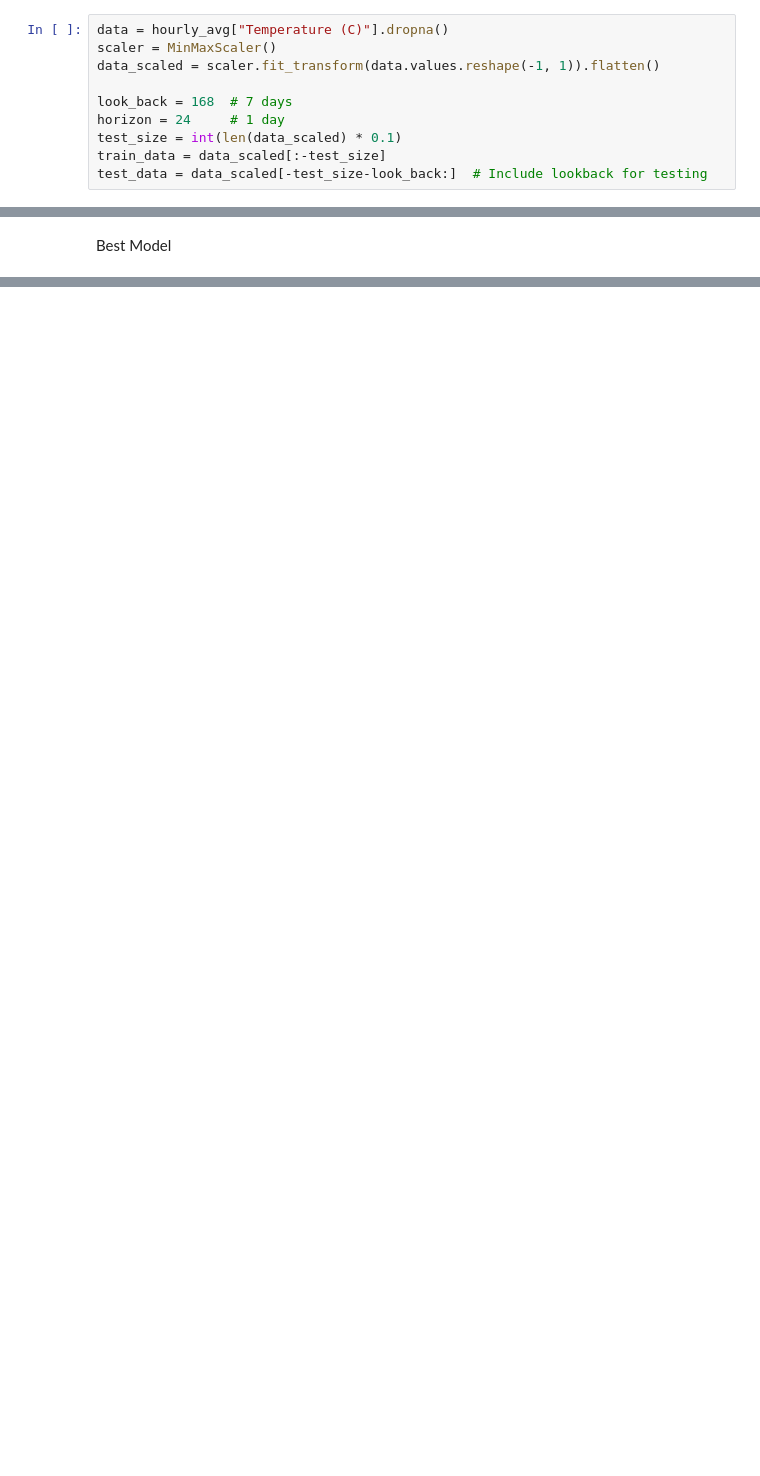
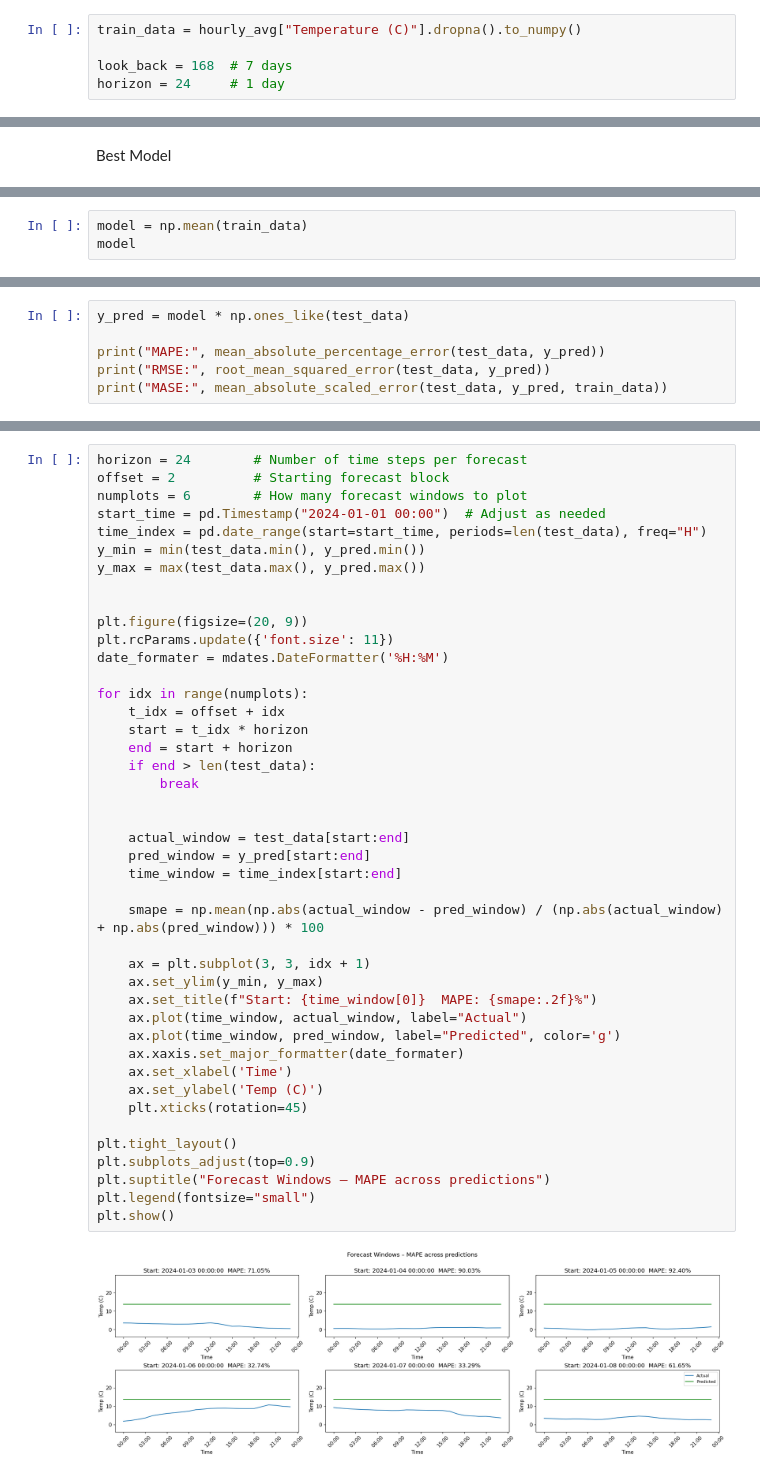
Before and after one commit to chandlerNick/BerlinWeatherTimeSeriesAnalysis, a Jupyter notebook: Baseline.ipynb, the cells around one changed output, grey strips where cells are left out. Drawn from its saved outputs; the diff is of its cells as text; blank space fills up the shorter version.

```diff
--- a/Baseline.ipynb
+++ b/Baseline.ipynb
@@ -56,13 +57,8 @@ for variable in var_names:
 # %%
-data = hourly_avg["Temperature (C)"].dropna()
-scaler = MinMaxScaler()
-data_scaled = scaler.fit_transform(data.values.reshape(-1, 1)).flatten()
+train_data = hourly_avg["Temperature (C)"].dropna().to_numpy()
 
 look_back = 168  # 7 days
 horizon = 24     # 1 day
-test_size = int(len(data_scaled) * 0.1)
-train_data = data_scaled[:-test_size]
-test_data = data_scaled[-test_size-look_back:]  # Include lookback for testing
 # %% [markdown]
 CV HPO
 # %%
@@ -168,0 +209,3 @@ plt.show()
+# %%
+model = np.mean(train_data)
+model
@@ -168,0 +216,6 @@ plt.show()
+# %%
+y_pred = model * np.ones_like(test_data)
+
+print("MAPE:", mean_absolute_percentage_error(test_data, y_pred))
+print("RMSE:", root_mean_squared_error(test_data, y_pred))
+print("MASE:", mean_absolute_scaled_error(test_data, y_pred, train_data))
@@ -168,0 +228,45 @@ plt.show()
+# %%
+horizon = 24        # Number of time steps per forecast
+offset = 2          # Starting forecast block
+numplots = 6        # How many forecast windows to plot
+start_time = pd.Timestamp("2024-01-01 00:00")  # Adjust as needed
+time_index = pd.date_range(start=start_time, periods=len(test_data), freq="H")
+y_min = min(test_data.min(), y_pred.min())
+y_max = max(test_data.max(), y_pred.max())
+
+
+plt.figure(figsize=(20, 9))
+plt.rcParams.update({'font.size': 11})
+date_formater = mdates.DateFormatter('%H:%M')
+
+for idx in range(numplots):
+    t_idx = offset + idx
+    start = t_idx * horizon
+    end = start + horizon
+    if end > len(test_data):
+        break
+
+
+    actual_window = test_data[start:end]
+    pred_window = y_pred[start:end]
+    time_window = time_index[start:end]
+
+    smape = np.mean(np.abs(actual_window - pred_window) / (np.abs(actual_window) + np.abs(pred_window))) * 100
+
+    ax = plt.subplot(3, 3, idx + 1)
+    ax.set_ylim(y_min, y_max)
+    ax.set_title(f"Start: {time_window[0]}  MAPE: {smape:.2f}%")
+    ax.plot(time_window, actual_window, label="Actual")
+    ax.plot(time_window, pred_window, label="Predicted", color='g')
+    ax.xaxis.set_major_formatter(date_formater)
+    ax.set_xlabel('Time')
+    ax.set_ylabel('Temp (C)')
+    plt.xticks(rotation=45)
+
+plt.tight_layout()
+plt.subplots_adjust(top=0.9)
+plt.suptitle("Forecast Windows – MAPE across predictions")
+plt.legend(fontsize="small")
+plt.show()
+# %% [output]
+[figure, added]
```
Also changed, not shown: parts of 20 cells of this notebook.
